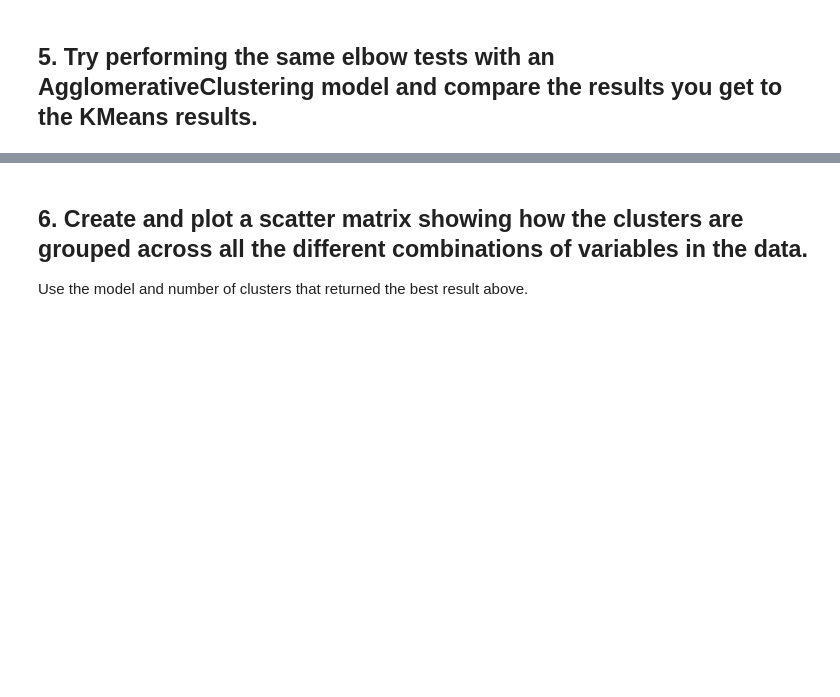
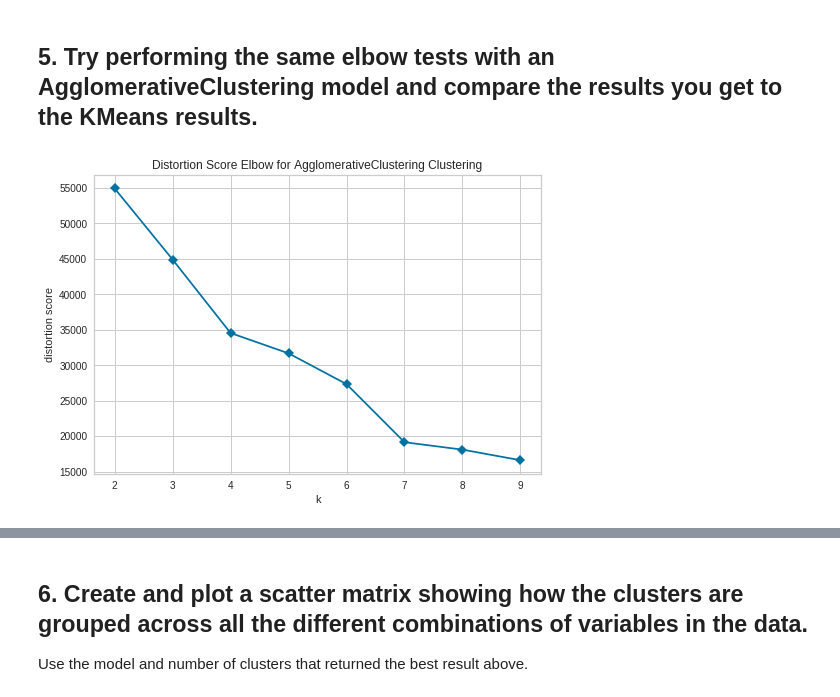
Before and after one commit to carlosmd14/datamad0119, a Jupyter notebook: module-3/lab-unsupervised-learning-evaluation/your-code/main.ipynb, the cells around one changed output, grey strips where cells are left out. Cells and saved outputs as stored; diff of their text form; code cells hidden in the pictures; blank space fills up the shorter version.

```diff
--- a/module-3/lab-unsupervised-learning-evaluation/your-code/main.ipynb
+++ b/module-3/lab-unsupervised-learning-evaluation/your-code/main.ipynb
@@ -32,2 +81,9 @@ The Yellowbrick library has 3 metrics that you can plot using the `metric` param
 # %% [markdown]
 ## 5. Try performing the same elbow tests with an AgglomerativeClustering model and compare the results you get to the KMeans results.
+# %%
+model = cluster.AgglomerativeClustering()
+visualizer = KElbowVisualizer(model, k=(2,10), timings=False)
+visualizer.fit(X)
+visualizer.poof()
+# %% [output]
+[figure, added]
```
Also changed, not shown: parts of 12 cells of this notebook.
